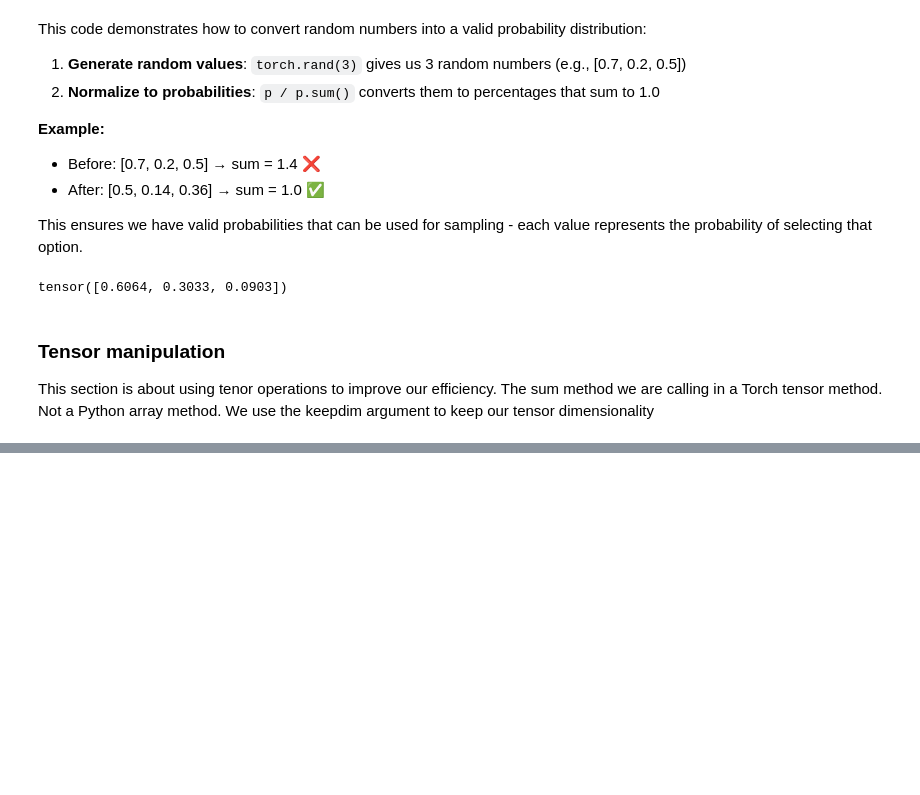
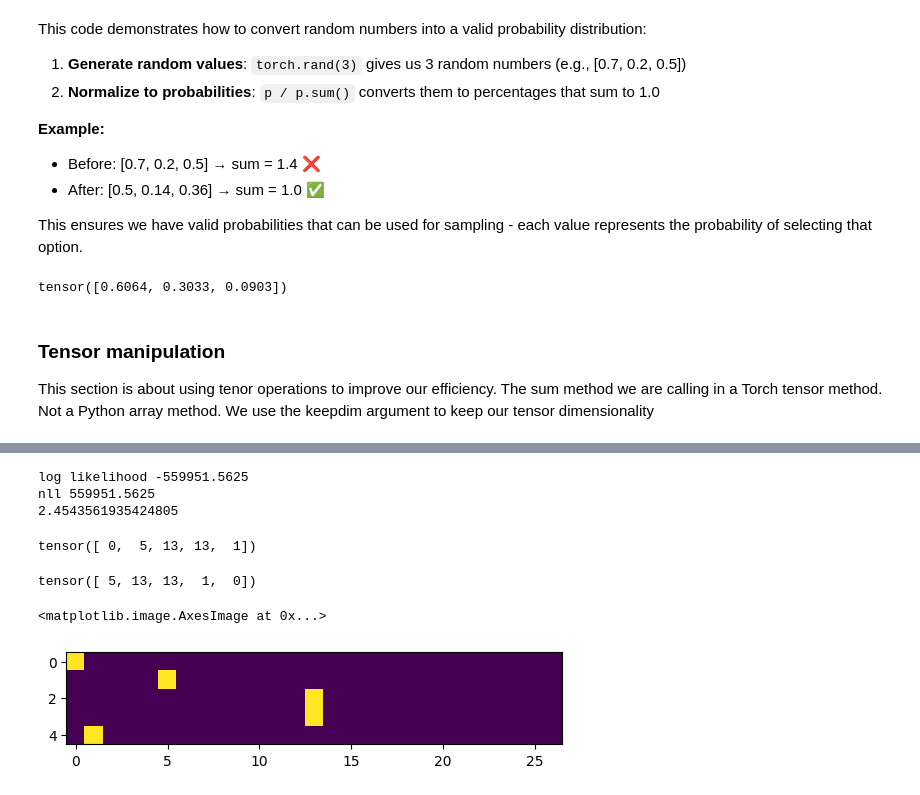
Before and after one commit to bdJohnson72/ML-Eng-Journey, a Jupyter notebook: karpathy/karpathy_2_makemore.ipynb, the cells around one changed output, grey strips where cells are left out. Drawn from its saved outputs; the diff is of its cells as text; code cells hidden in the pictures; blank space fills up the shorter version.

```diff
--- a/karpathy/karpathy_2_makemore.ipynb
+++ b/karpathy/karpathy_2_makemore.ipynb
@@ -256,0 +285,8 @@ Generated name: inienlshisesori
+# %%
+for w in words[:3]:
+    chars = ['.'] + list(w) + ['.']
+    for char1, char2 in zip(chars, chars[1:]):
+        index1 = char_to_index[char1]
+        index2 = char_to_index[char2]
+        prob = P[index1, index2]
+        print(f'{char1} {char2} : {prob: 2f}') #display the bigram and the probability
@@ -256,0 +404,51 @@ Generated name: inienlshisesori
+# %%
+log_likelihood = 0.0
+n = 0
+for w in words:
+    chars = ['.'] + list(w) + ['.']
+    for char1, char2 in zip(chars, chars[1:]):
+        index1 = char_to_index[char1]
+        index2 = char_to_index[char2]
+        prob = P[index1, index2]
+        log_prob = torch.log(prob)
+        log_likelihood += log_prob
+        n += 1
+
+
+print(f"log likelihood {log_likelihood}")
+nll = - log_likelihood
+print(f'nll {nll}')
+print(f'{nll / n}')
+# %% [output]
+log likelihood -559951.5625
+nll 559951.5625
+2.4543561935424805
+# %%
+#create the training set (x, y)
+xs, ys, = [], []
+for word in words[:1]:
+    chars = ['.'] + list(word) + ['.']
+    for char1, char2 in zip(chars, chars[1:]):
+        index1 = char_to_index[char1]
+        index2 = char_to_index[char2]
+        xs.append(index1)
+        ys.append(index2)
+xs = torch.tensor(xs)
+ys = torch.tensor(ys)
+# %%
+xs
+# %% [output]
+tensor([ 0,  5, 13, 13,  1])
+# %%
+ys
+# %% [output]
+tensor([ 5, 13, 13,  1,  0])
+# %%
+#need to understand more about one hot. But we don't want to just give the neuron a value of 5. #So we one hot to a vector like [0, 0, 0, 0, 1, 0]....
+import torch.nn.functional as F
+xenc = F.one_hot(xs, num_classes=27).float()
+yenc = F.one_hot(ys, num_classes=27).float()
+plt.imshow(xenc)
+# %% [output]
+<matplotlib.image.AxesImage at 0x...>
+[figure, added]
```
Also changed, not shown: parts of 9 cells of this notebook, 6 other files.
